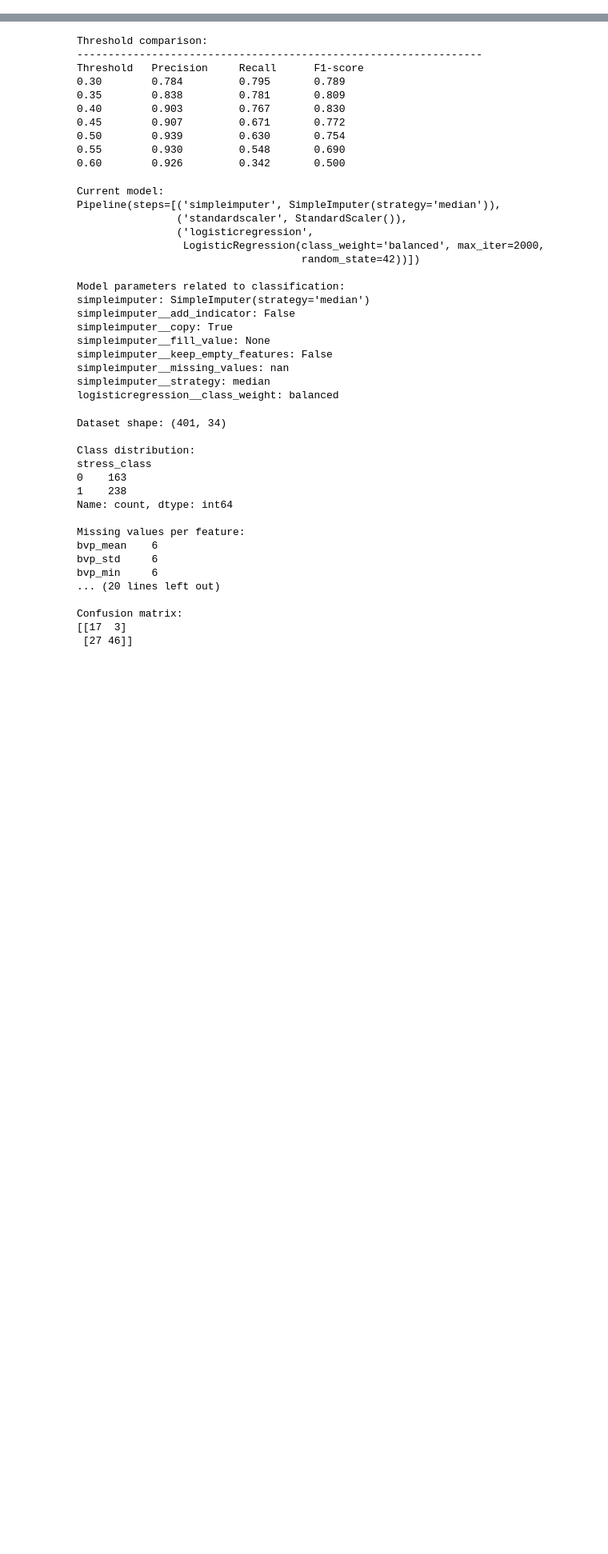
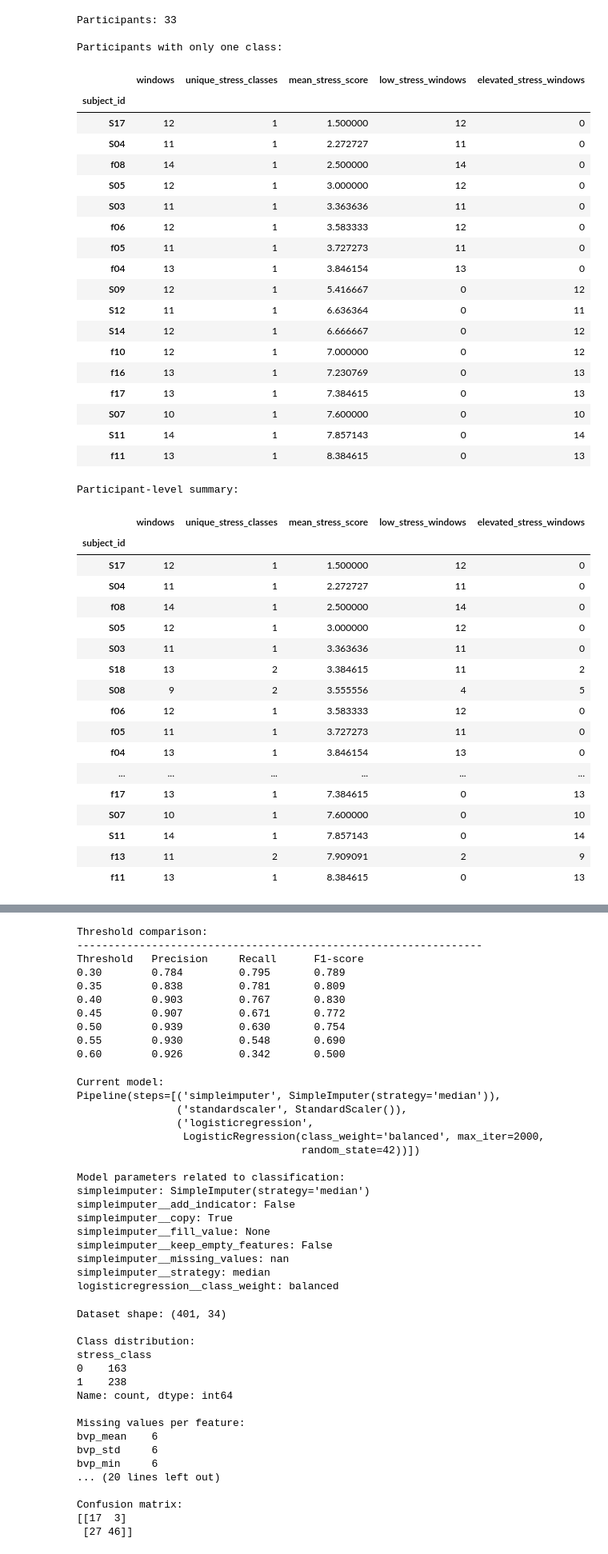
Before and after one commit to varsha-919/AI-Based-Soldier-Health-Risk-Prediction, a Jupyter notebook: notebooks/03_model_training.ipynb, the cells around one changed output, grey strips where cells are left out. Shown at 80% size. Saved outputs shown, nothing was run; the diff lists cells and outputs as text; code cells hidden in the pictures; blank space fills up the shorter version.

```diff
--- a/notebooks/03_model_training.ipynb
+++ b/notebooks/03_model_training.ipynb
@@ -0,0 +1651,80 @@
+# %%
+
+# Check whether each participant has both stress classes
+participant_summary = (
+    model_df.groupby("subject_id")
+    .agg(
+        windows=("stress_class", "size"),
+        unique_stress_classes=("stress_class", "nunique"),
+        mean_stress_score=("self_reported_stress", "mean"),
+        low_stress_windows=(
+            "stress_class",
+            lambda s: (s == 0).sum()
+        ),
+        elevated_stress_windows=(
+            "stress_class",
+            lambda s: (s == 1).sum()
+        )
+    )
+    .sort_values("mean_stress_score")
+)
+
+print("Participants:", len(participant_summary))
+print("\nParticipants with only one class:")
+display(
+    participant_summary[
+        participant_summary["unique_stress_classes"] == 1
+    ]
+)
+
+print("\nParticipant-level summary:")
+display(participant_summary)
+
+print("\nStress score by class:")
+display(
+    model_df.groupby("stress_class")["self_reported_stress"]
+    .agg(["count", "mean", "std", "min", "max"])
+    .round(2)
+)
+# %% [output]
+Participants: 33
+
+Participants with only one class:
+|  | windows | unique_stress_classes | mean_stress_score | low_stress_windows | elevated_stress_windows |
+| subject_id |  |  |  |  |  |
+| S17 | 12 | 1 | 1.500000 | 12 | 0 |
+| S04 | 11 | 1 | 2.272727 | 11 | 0 |
+| f08 | 14 | 1 | 2.500000 | 14 | 0 |
+| S05 | 12 | 1 | 3.000000 | 12 | 0 |
+| S03 | 11 | 1 | 3.363636 | 11 | 0 |
+| f06 | 12 | 1 | 3.583333 | 12 | 0 |
+| f05 | 11 | 1 | 3.727273 | 11 | 0 |
+| f04 | 13 | 1 | 3.846154 | 13 | 0 |
+| S09 | 12 | 1 | 5.416667 | 0 | 12 |
+| S12 | 11 | 1 | 6.636364 | 0 | 11 |
+| S14 | 12 | 1 | 6.666667 | 0 | 12 |
+| f10 | 12 | 1 | 7.000000 | 0 | 12 |
+| f16 | 13 | 1 | 7.230769 | 0 | 13 |
+| f17 | 13 | 1 | 7.384615 | 0 | 13 |
+| S07 | 10 | 1 | 7.600000 | 0 | 10 |
+| S11 | 14 | 1 | 7.857143 | 0 | 14 |
+| f11 | 13 | 1 | 8.384615 | 0 | 13 |
+Participant-level summary:
+|  | windows | unique_stress_classes | mean_stress_score | low_stress_windows | elevated_stress_windows |
+| subject_id |  |  |  |  |  |
+| S17 | 12 | 1 | 1.500000 | 12 | 0 |
+| S04 | 11 | 1 | 2.272727 | 11 | 0 |
+| f08 | 14 | 1 | 2.500000 | 14 | 0 |
+| S05 | 12 | 1 | 3.000000 | 12 | 0 |
+| S03 | 11 | 1 | 3.363636 | 11 | 0 |
+| S18 | 13 | 2 | 3.384615 | 11 | 2 |
+| S08 | 9 | 2 | 3.555556 | 4 | 5 |
+| f06 | 12 | 1 | 3.583333 | 12 | 0 |
+| f05 | 11 | 1 | 3.727273 | 11 | 0 |
+| f04 | 13 | 1 | 3.846154 | 13 | 0 |
+| ... | ... | ... | ... | ... | ... |
+| f17 | 13 | 1 | 7.384615 | 0 | 13 |
+| S07 | 10 | 1 | 7.600000 | 0 | 10 |
+| S11 | 14 | 1 | 7.857143 | 0 | 14 |
+| f13 | 11 | 2 | 7.909091 | 2 | 9 |
+| f11 | 13 | 1 | 8.384615 | 0 | 13 |
```
Also changed, not shown: parts of 35 cells of this notebook, 10 other files.
